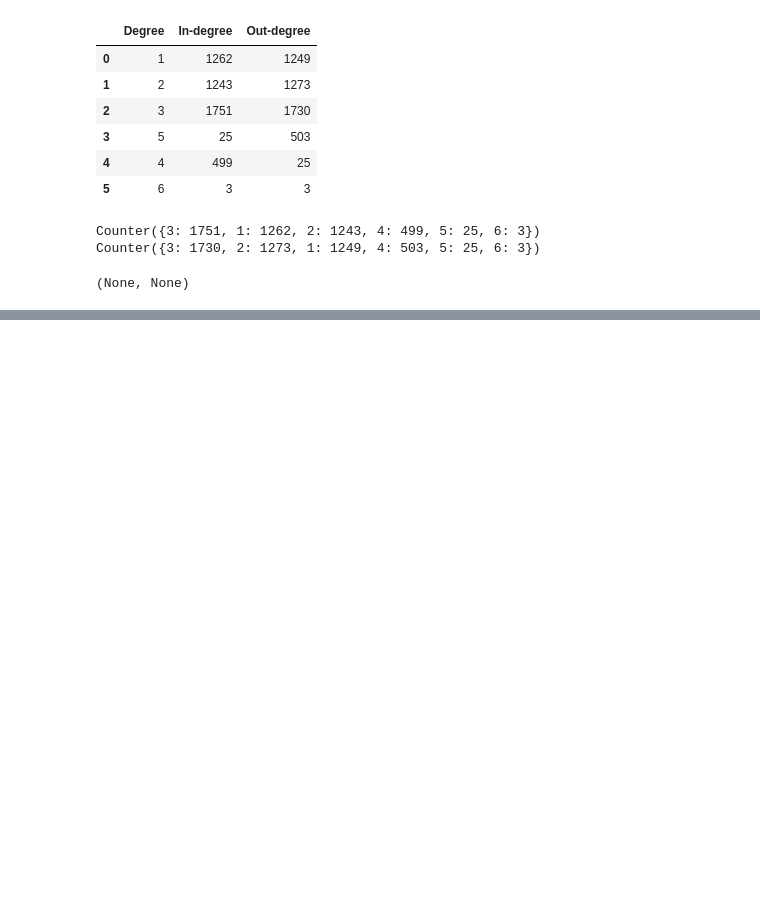
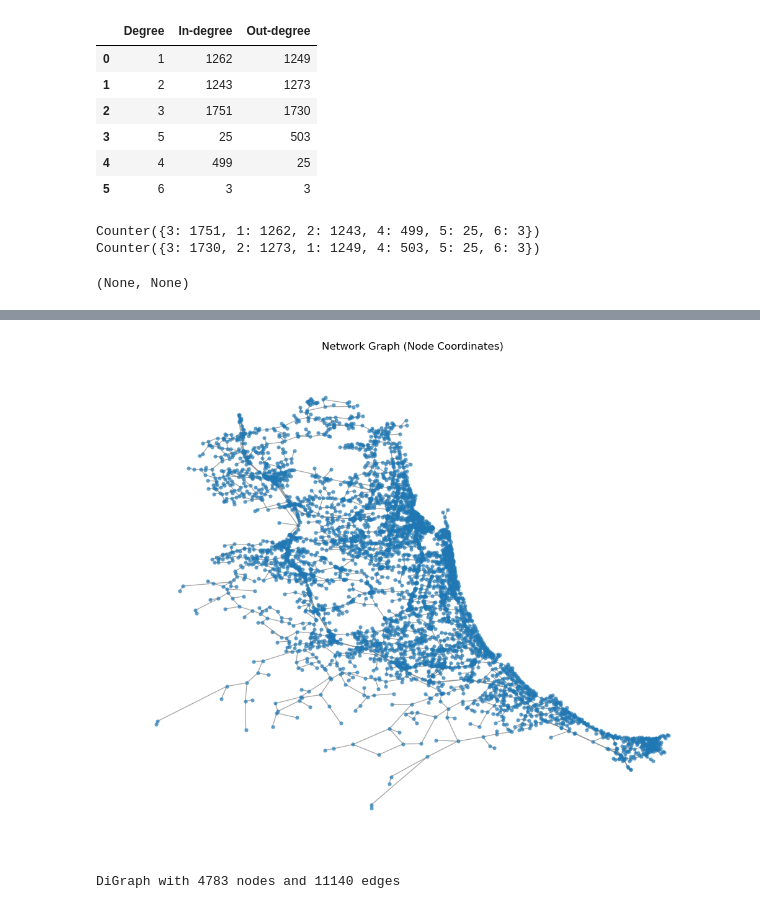
Before and after one commit to pocem/goldcoast_road_traffic_network, a Jupyter notebook: EDA.ipynb, the cells around one changed output, grey strips where cells are left out. Drawn from its saved outputs; the diff is of its cells as text; code cells hidden in the pictures; blank space fills up the shorter version.

```diff
--- a/EDA.ipynb
+++ b/EDA.ipynb
@@ -163,0 +228,4 @@ Counter({3: 1730, 2: 1273, 1: 1249, 4: 503, 5: 25, 6: 3})
+# %%
+edges = df_simple_net
+nodes = pd.read_csv("nodes.csv")
+edges
@@ -163,0 +246,21 @@ Counter({3: 1730, 2: 1273, 1: 1249, 4: 503, 5: 25, 6: 3})
+# %%
+G = nx.from_pandas_edgelist(edges, source="From", target="To")
+
+# Add positions to graph
+pos = {row.node: (row.x, row.y) for _, row in nodes.iterrows()}
+
+# Plot
+plt.figure(figsize=(10, 8))
+nx.draw(
+    G,
+    pos,
+    with_labels=False,
+    node_size=20,
+    linewidths=0,
+    edge_color="gray",
+    alpha=0.7,
+)
+plt.title("Network Graph (Node Coordinates)")
+plt.show()
+# %% [output]
+[figure, added]
@@ -163,0 +269,4 @@ Counter({3: 1730, 2: 1273, 1: 1249, 4: 503, 5: 25, 6: 3})
+# %%
+print(random_dir_graph)
+# %% [output]
+DiGraph with 4783 nodes and 11140 edges
```
Also changed, not shown: parts of 9 cells of this notebook, 4 other files.
